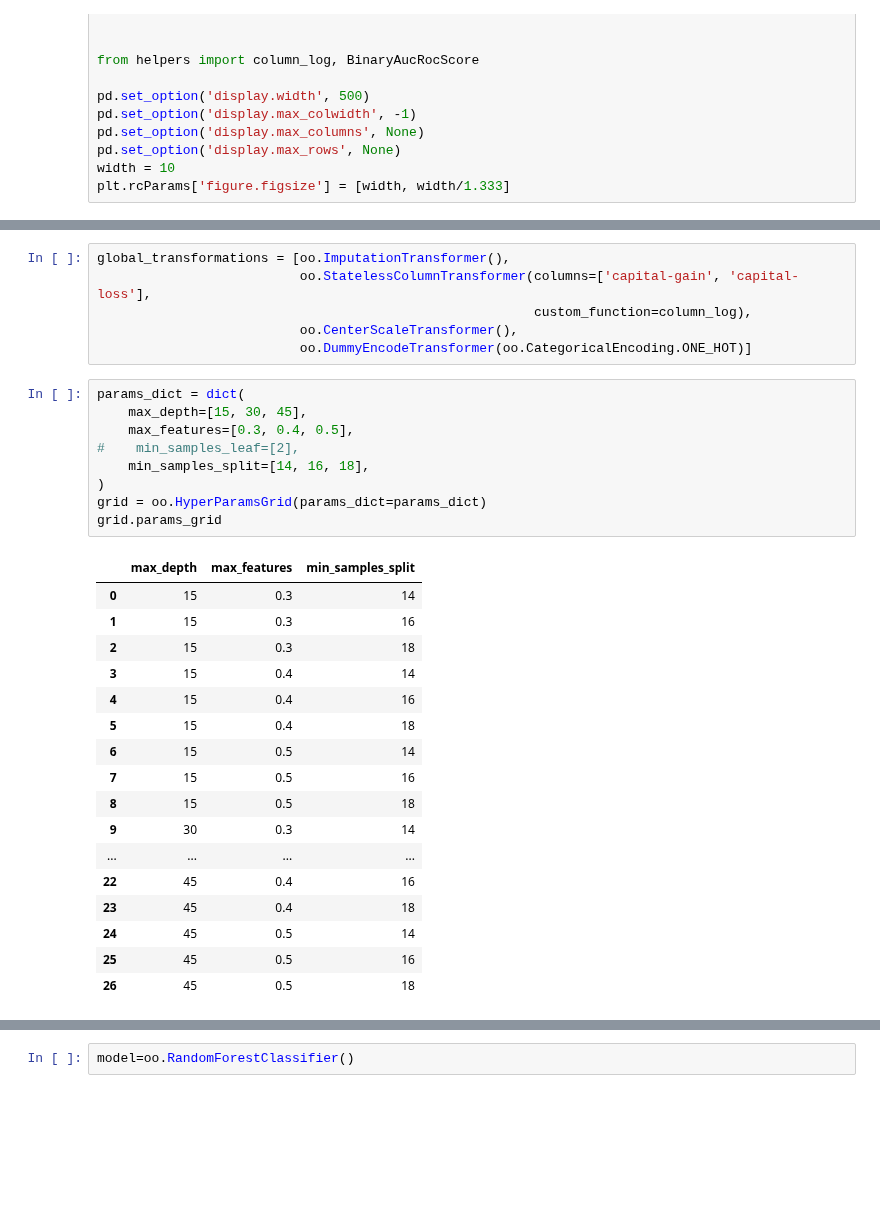
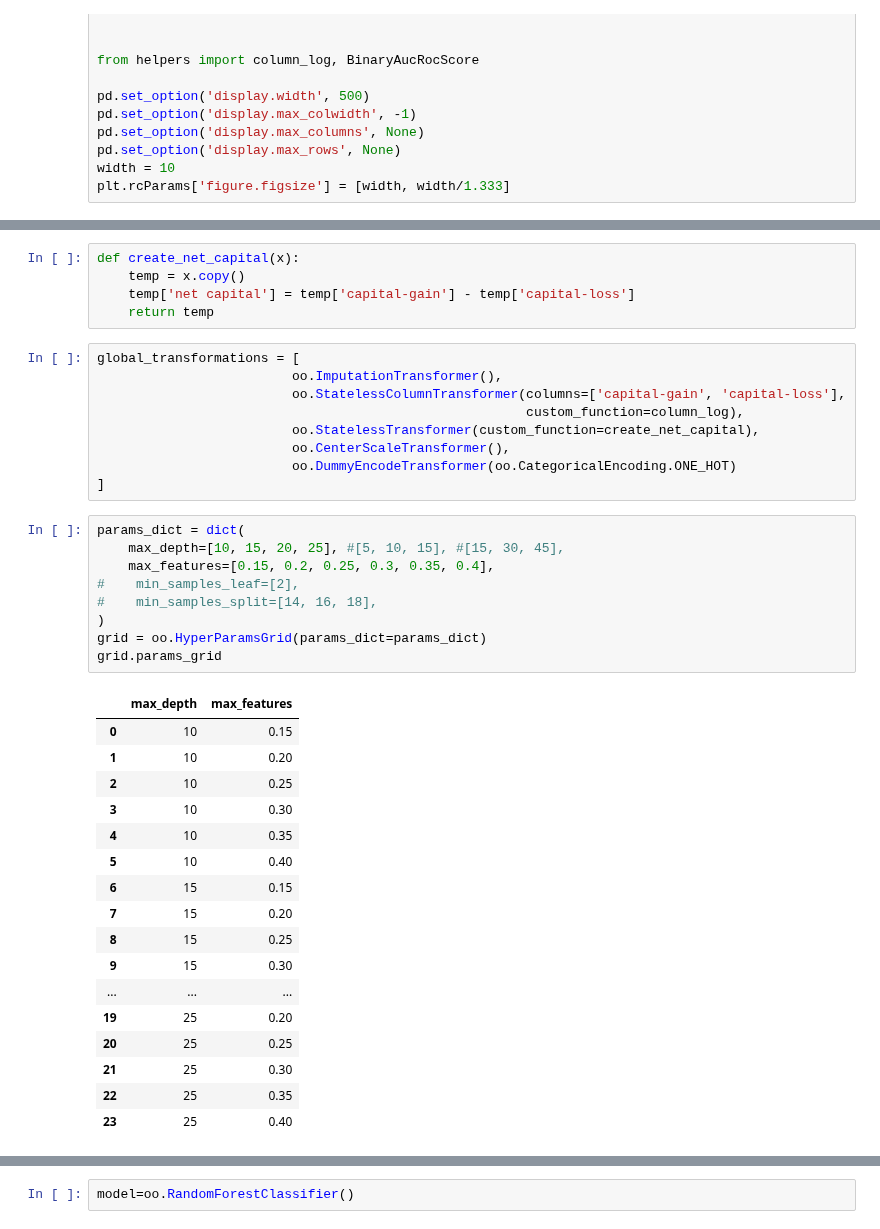
Before and after one commit to shane-kercheval/udacity, a Jupyter notebook: data_scientist_nanodegree/projects/p1_charityml/custom/RandomForest_tuning_oo-learning.ipynb, the cells around one changed output, grey strips where cells are left out. Drawn from its saved outputs; the diff is of its cells as text; blank space fills up the shorter version.

```diff
--- a/data_scientist_nanodegree/projects/p1_charityml/custom/RandomForest_tuning_oo-learning.ipynb
+++ b/data_scientist_nanodegree/projects/p1_charityml/custom/RandomForest_tuning_oo-learning.ipynb
@@ -45,39 +45,47 @@ explore.dataset.head(20)
 | 17 | 38 | Private | 11th | 7.0 | Married-civ-spouse | Sales | Husband | White | ... |
 | 18 | 43 | Self-emp-not-inc | Masters | 14.0 | Divorced | Exec-managerial | Unmarried | White | ... |
 | 19 | 40 | Private | Doctorate | 16.0 | Married-civ-spouse | Prof-specialty | Husband | White | ... |
+# %%
+def create_net_capital(x):
+    temp = x.copy()
+    temp['net capital'] = temp['capital-gain'] - temp['capital-loss']
+    return temp
 # %%
-global_transformations = [oo.ImputationTransformer(),
-                          oo.StatelessColumnTransformer(columns=['capital-gain', 'capital-loss'],
-                                                        custom_function=column_log),
-                          oo.CenterScaleTransformer(),
-                          oo.DummyEncodeTransformer(oo.CategoricalEncoding.ONE_HOT)]
+global_transformations = [
+                         oo.ImputationTransformer(),
+                         oo.StatelessColumnTransformer(columns=['capital-gain', 'capital-loss'],
+                                                       custom_function=column_log),
+                         oo.StatelessTransformer(custom_function=create_net_capital),
+                         oo.CenterScaleTransformer(),
+                         oo.DummyEncodeTransformer(oo.CategoricalEncoding.ONE_HOT)
+]
 # %%
 params_dict = dict(
-    max_depth=[15, 30, 45],
-    max_features=[0.3, 0.4, 0.5],
+    max_depth=[10, 15, 20, 25], #[5, 10, 15], #[15, 30, 45],
+    max_features=[0.15, 0.2, 0.25, 0.3, 0.35, 0.4],
 #    min_samples_leaf=[2],
-    min_samples_split=[14, 16, 18],
+#    min_samples_split=[14, 16, 18],
 )
 grid = oo.HyperParamsGrid(params_dict=params_dict)
 grid.params_grid
 # %% [output]
-|  | max_depth | max_features | min_samples_split |
-| 0 | 15 | 0.3 | 14 |
-| 1 | 15 | 0.3 | 16 |
-| 2 | 15 | 0.3 | 18 |
-| 3 | 15 | 0.4 | 14 |
-| 4 | 15 | 0.4 | 16 |
-| 5 | 15 | 0.4 | 18 |
-| 6 | 15 | 0.5 | 14 |
-| 7 | 15 | 0.5 | 16 |
-| 8 | 15 | 0.5 | 18 |
-| 9 | 30 | 0.3 | 14 |
-| ... | ... | ... | ... |
-| 22 | 45 | 0.4 | 16 |
-| 23 | 45 | 0.4 | 18 |
-| 24 | 45 | 0.5 | 14 |
-| 25 | 45 | 0.5 | 16 |
-| 26 | 45 | 0.5 | 18 |
+|  | max_depth | max_features |
+| 0 | 10 | 0.15 |
+| 1 | 10 | 0.20 |
+| 2 | 10 | 0.25 |
+| 3 | 10 | 0.30 |
+| 4 | 10 | 0.35 |
+| 5 | 10 | 0.40 |
+| 6 | 15 | 0.15 |
+| 7 | 15 | 0.20 |
+| 8 | 15 | 0.25 |
+| 9 | 15 | 0.30 |
+| ... | ... | ... |
+| 19 | 25 | 0.20 |
+| 20 | 25 | 0.25 |
+| 21 | 25 | 0.30 |
+| 22 | 25 | 0.35 |
+| 23 | 25 | 0.40 |
 # %%
 hyper_param_object = oo.RandomForestHP(
     criterion='gini',
```
Also changed, not shown: parts of 36 cells of this notebook, 8 other files.
